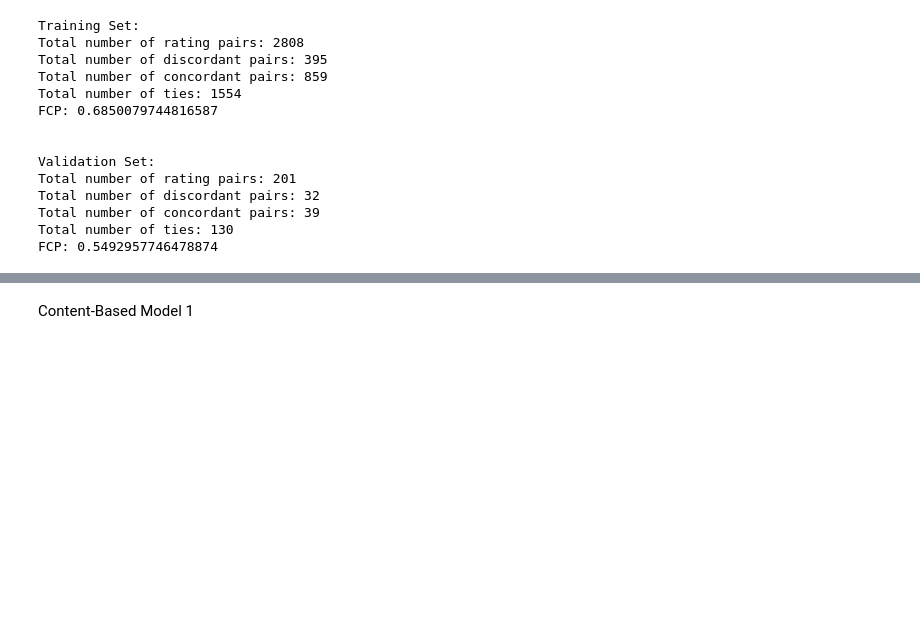
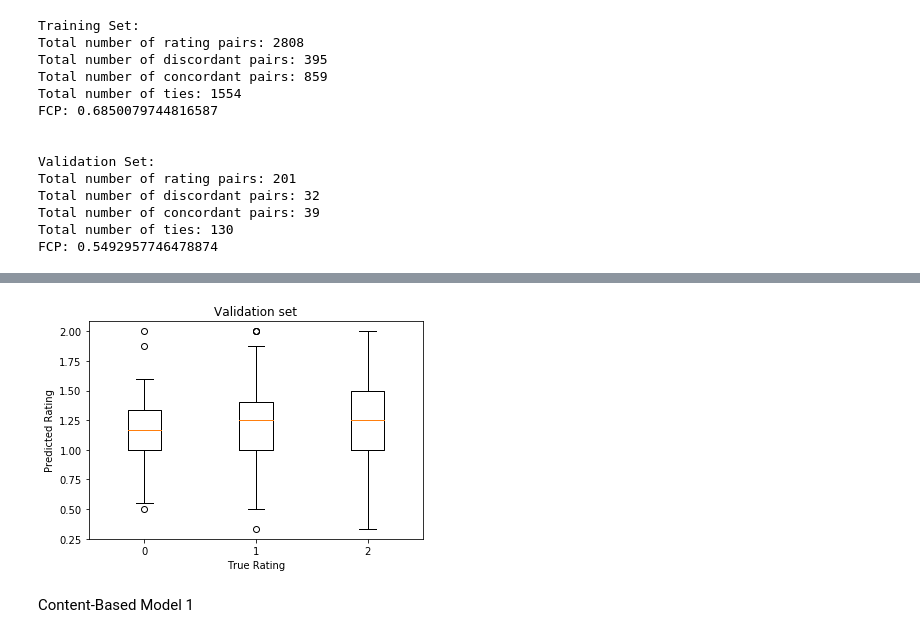
Before and after one commit to leohunt/cs5304-project, a Jupyter notebook: CARS_model.ipynb, the cells around one changed output, grey strips where cells are left out. Drawn from its saved outputs; the diff is of its cells as text; code cells hidden in the pictures; blank space fills up the shorter version.

```diff
--- a/CARS_model.ipynb
+++ b/CARS_model.ipynb
@@ -284,3 +305,7 @@ FCP: 0.5492957746478874
+# %%
+MakeBoxplot(Y_pred, Y, R_valid, 'Validation set')
+# %% [output]
+[figure, added]
 # %% [markdown]
 Content-Based Model 1
 # %%
```
Also changed, not shown: parts of 21 cells of this notebook.
